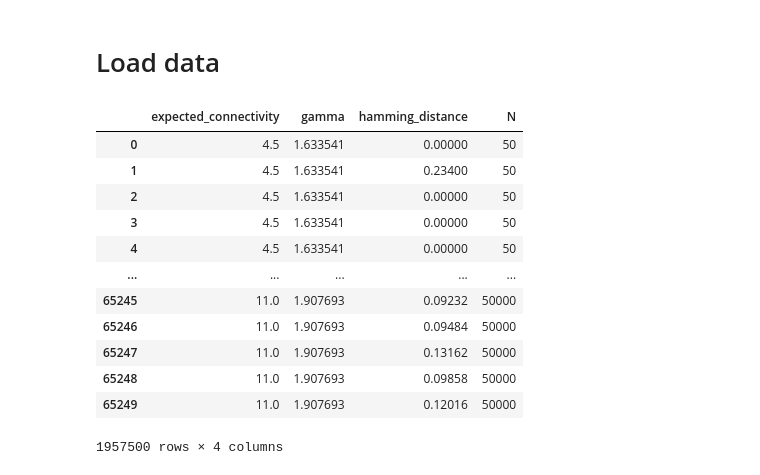
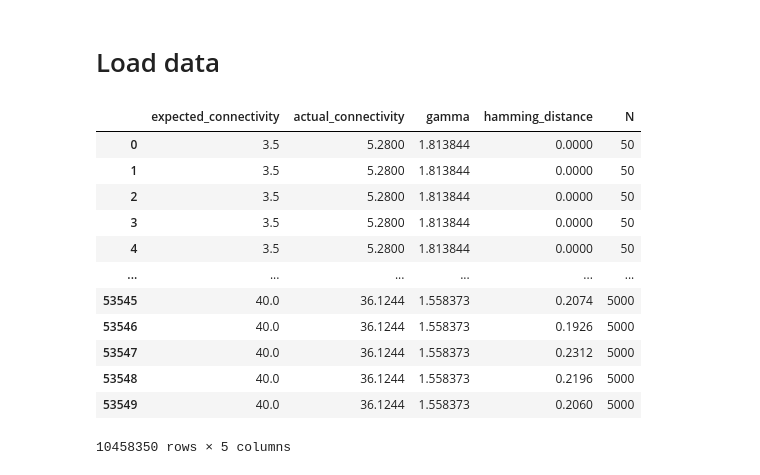
Before and after one commit to davidb2/boolean-threshold-network, a Jupyter notebook: notebooks/polished/no-drug-power-law-phase-transition.ipynb, the cells around one changed output. Saved outputs shown, nothing was run; the diff lists cells and outputs as text; code cells hidden in the pictures.

```diff
--- a/notebooks/polished/no-drug-power-law-phase-transition.ipynb
+++ b/notebooks/polished/no-drug-power-law-phase-transition.ipynb
@@ -28,39 +28,44 @@ import message_pb2 as pb
 # Load data
 # %%
 CSV_FILES = [
-  '../../data/no-drug-power-law-phase-transition/N50/derived/hamming-distances-1749518999076.csv',
-  '../../data/no-drug-power-law-phase-transition/N500/derived/hamming-distances-1749519070705.csv',
-  '../../data/no-drug-power-law-phase-transition/N5000/derived/hamming-distances-1749519077551.csv',
-  '../../data/no-drug-power-law-phase-transition/N50000/derived/hamming-distances-1749519084553.csv',
+  '../../data/no-drug-power-law-phase-transition/N50-multi/derived/hamming-distances-1749839798694.csv',
+  '../../data/no-drug-power-law-phase-transition/N250-multi/derived/hamming-distances-1749840459576.csv',
+  '../../data/no-drug-power-law-phase-transition/N500-multi/derived/hamming-distances-1749836108021.csv',
+  '../../data/no-drug-power-law-phase-transition/N5000-multi/derived/hamming-distances-1749836115779.csv',
 ]
 
 steady_state_hamming_distance_50_df = pd.read_csv(CSV_FILES[0])
 steady_state_hamming_distance_50_df['N'] = 50
 
-steady_state_hamming_distance_500_df = pd.read_csv(CSV_FILES[1])
+steady_state_hamming_distance_250_df = pd.read_csv(CSV_FILES[1])
+steady_state_hamming_distance_250_df['N'] = 250
+
+steady_state_hamming_distance_500_df = pd.read_csv(CSV_FILES[2])
 steady_state_hamming_distance_500_df['N'] = 500
-steady_state_hamming_distance_5000_df = pd.read_csv(CSV_FILES[2])
+
+steady_state_hamming_distance_5000_df = pd.read_csv(CSV_FILES[3])
 steady_state_hamming_distance_5000_df['N'] = 5000
-steady_state_hamming_distance_50000_df = pd.read_csv(CSV_FILES[3])
-steady_state_hamming_distance_50000_df['N'] = 50000
+# steady_state_hamming_distance_50000_df = pd.read_csv(CSV_FILES[3])
+# steady_state_hamming_distance_50000_df['N'] = 50000
 steady_state_hamming_distance_df = pd.concat([
     steady_state_hamming_distance_50_df,
+    steady_state_hamming_distance_250_df,
     steady_state_hamming_distance_500_df,
     steady_state_hamming_distance_5000_df,
-    steady_state_hamming_distance_50000_df
+#    steady_state_hamming_distance_50000_df
 ])
 steady_state_hamming_distance_df
 # %% [output]
-|  | expected_connectivity | gamma | hamming_distance | N |
-| 0 | 4.5 | 1.633541 | 0.00000 | 50 |
-| 1 | 4.5 | 1.633541 | 0.23400 | 50 |
-| 2 | 4.5 | 1.633541 | 0.00000 | 50 |
-| 3 | 4.5 | 1.633541 | 0.00000 | 50 |
-| 4 | 4.5 | 1.633541 | 0.00000 | 50 |
-| ... | ... | ... | ... | ... |
-| 65245 | 11.0 | 1.907693 | 0.09232 | 50000 |
-| 65246 | 11.0 | 1.907693 | 0.09484 | 50000 |
-| 65247 | 11.0 | 1.907693 | 0.13162 | 50000 |
-| 65248 | 11.0 | 1.907693 | 0.09858 | 50000 |
-| 65249 | 11.0 | 1.907693 | 0.12016 | 50000 |
+|  | expected_connectivity | actual_connectivity | gamma | hamming_distance | N |
+| 0 | 3.5 | 5.2800 | 1.813844 | 0.0000 | 50 |
+| 1 | 3.5 | 5.2800 | 1.813844 | 0.0000 | 50 |
+| 2 | 3.5 | 5.2800 | 1.813844 | 0.0000 | 50 |
+| 3 | 3.5 | 5.2800 | 1.813844 | 0.0000 | 50 |
+| 4 | 3.5 | 5.2800 | 1.813844 | 0.0000 | 50 |
+| ... | ... | ... | ... | ... | ... |
+| 53545 | 40.0 | 36.1244 | 1.558373 | 0.2074 | 5000 |
+| 53546 | 40.0 | 36.1244 | 1.558373 | 0.1926 | 5000 |
+| 53547 | 40.0 | 36.1244 | 1.558373 | 0.2312 | 5000 |
+| 53548 | 40.0 | 36.1244 | 1.558373 | 0.2196 | 5000 |
+| 53549 | 40.0 | 36.1244 | 1.558373 | 0.2060 | 5000 |
-1957500 rows × 4 columns
+10458350 rows × 5 columns
```
Also changed, not shown: parts of 5 cells of this notebook, 14 other files.
